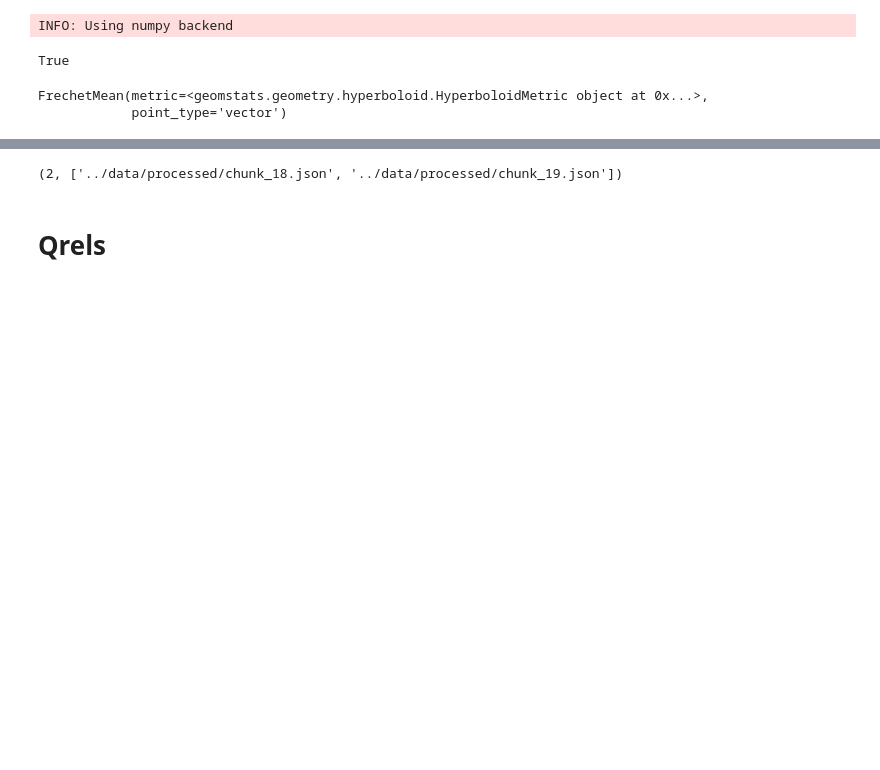
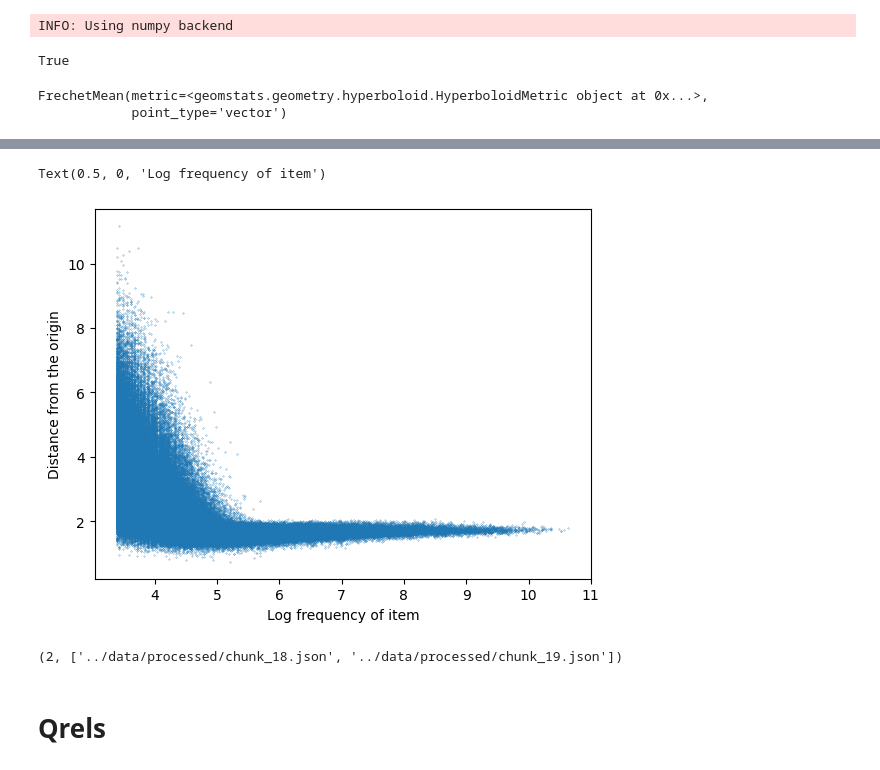
Before and after one commit to ricsi98/million-playlists, a Jupyter notebook: notebooks/HyperbolicEval.ipynb, the cells around one changed output, grey strips where cells are left out. Saved outputs shown, nothing was run; the diff lists cells and outputs as text; code cells hidden in the pictures; blank space fills up the shorter version.

```diff
--- a/notebooks/HyperbolicEval.ipynb
+++ b/notebooks/HyperbolicEval.ipynb
@@ -66,3 +67,15 @@ Text(0.5, 0, 'Log frequency of item')
+# %%
+import matplotlib.pyplot as plt
+distances = np.sqrt((weights**2).sum(axis=-1))
+freqs = json.load(open("../models/lorentz/frequencies.json"))
+freqs = {int(k): v for k,v in freqs.items()}
+colors = np.log([freqs[id_] for id_ in song2idx.values()])
+plt.scatter(colors, distances, s=0.05)
+plt.ylabel("Distance from the origin")
+plt.xlabel("Log frequency of item")
+# %% [output]
+Text(0.5, 0, 'Log frequency of item')
+[figure, added]
 # %%
 import os
 
```
Also changed, not shown: parts of 32 cells of this notebook.
